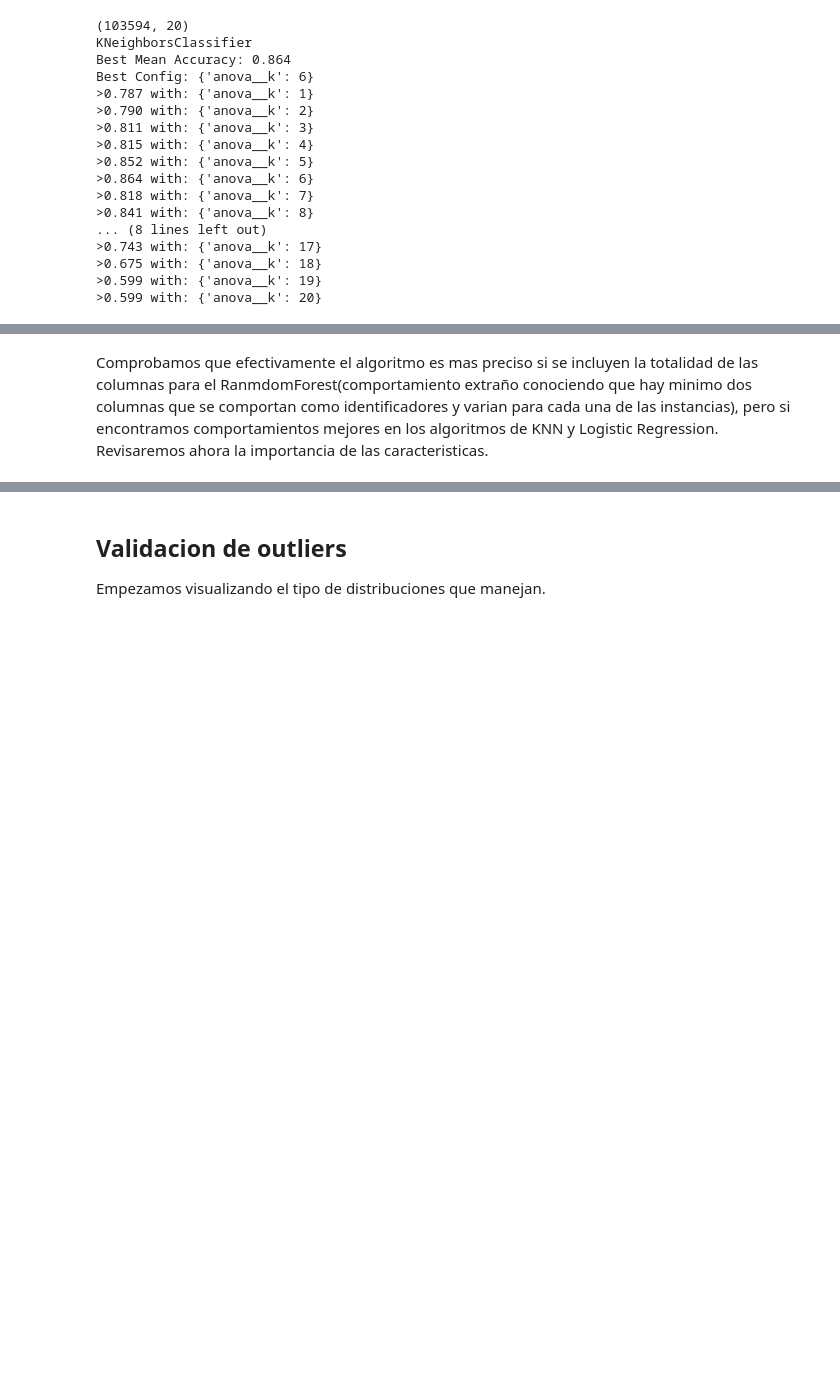
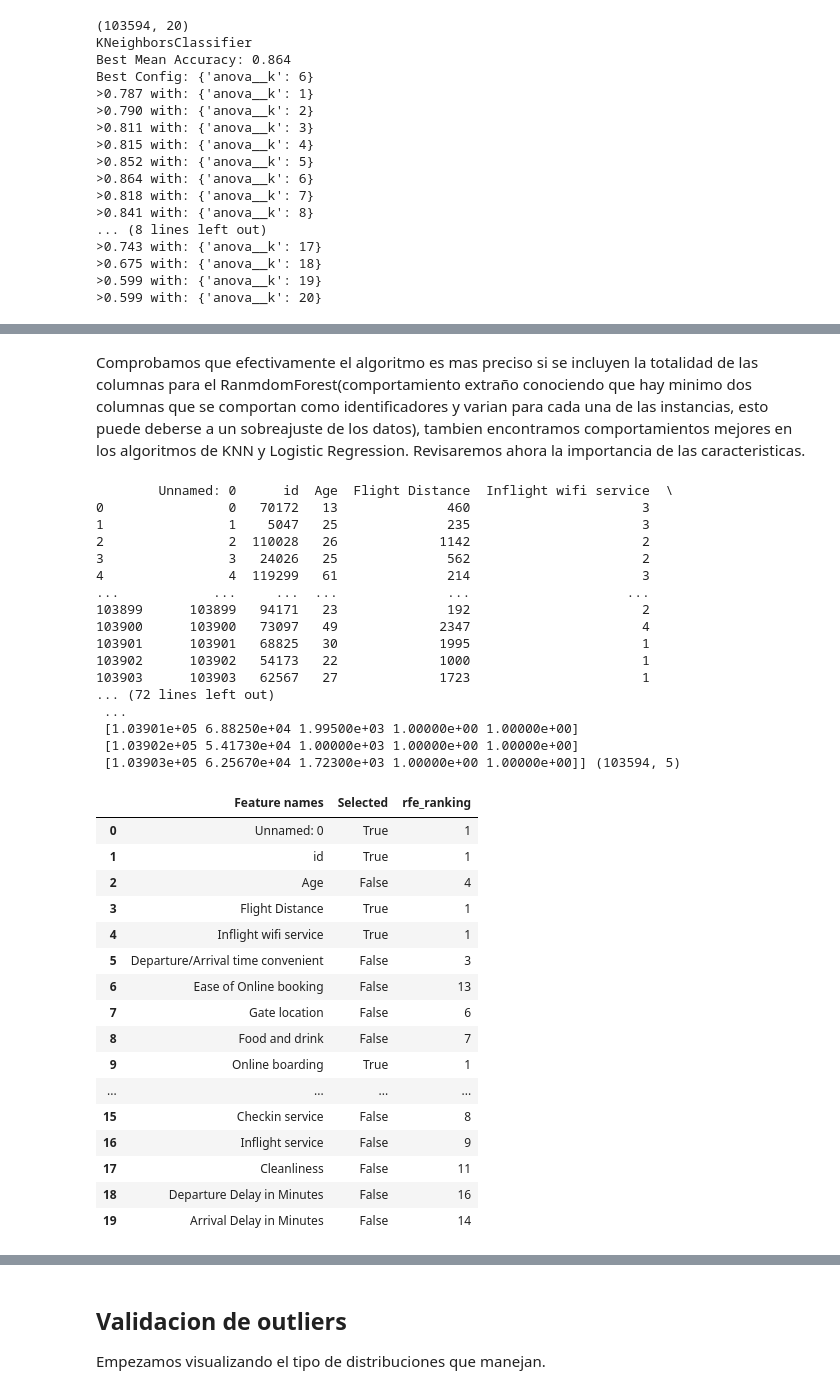
Before and after one commit to nlmaldonadog/PreparacionDeDatos-Trabajo1, a Jupyter notebook: Data_preparation-Nicolas_Maldonado.ipynb, the cells around one changed output, grey strips where cells are left out. Drawn from its saved outputs; the diff is of its cells as text; code cells hidden in the pictures; blank space fills up the shorter version.

```diff
--- a/Data_preparation-Nicolas_Maldonado.ipynb
+++ b/Data_preparation-Nicolas_Maldonado.ipynb
@@ -539,10 +548,10 @@ print(model.__class__.__name__)
 # define the grid
 grid = dict()
 
-grid['anova__k'] = [i+1 for i in range(X.shape[1])]
+grid['anova__k'] = [i+1 for i in range(df_procesado.shape[1])]
 
 search = GridSearchCV(pipeline, grid, scoring='accuracy', n_jobs=-1, cv=cv)
-results_search = search.fit(X, y)
+results_search = search.fit(df_procesado, y)
 print('Best Mean Accuracy: %.3f' % results_search.best_score_)
 print('Best Config: %s' % results_search.best_params_)
 
@@ -585,10 +594,10 @@ pipeline = Pipeline(steps=[('anova',fs), ('mod', model)])
 grid = dict()
 
 print(model.__class__.__name__)
-grid['anova__k'] = [i+1 for i in range(X.shape[1])]
+grid['anova__k'] = [i+1 for i in range(df_procesado.shape[1])]
 
 search = GridSearchCV(pipeline, grid, scoring='accuracy', n_jobs=-1, cv=cv)
-results_search = search.fit(X, y)
+results_search = search.fit(df_procesado, y)
 print('Best Mean Accuracy: %.3f' % results_search.best_score_)
 print('Best Config: %s' % results_search.best_params_)
 
@@ -631,10 +640,10 @@ print(model.__class__.__name__)
 # define the grid
 grid = dict()
 
-grid['anova__k'] = [i+1 for i in range(X.shape[1])]
+grid['anova__k'] = [i+1 for i in range(df_procesado.shape[1])]
 
 search = GridSearchCV(pipeline, grid, scoring='accuracy', n_jobs=-1, cv=cv)
-results_search = search.fit(X, y)
+results_search = search.fit(df_procesado, y)
 print('Best Mean Accuracy: %.3f' % results_search.best_score_)
 print('Best Config: %s' % results_search.best_params_)
 
@@ -661,4 +670,67 @@ Best Config: {'anova__k': 20}
 >0.947 with: {'anova__k': 19}
 >0.949 with: {'anova__k': 20}
 # %% [markdown]
-Comprobamos que efectivamente el algoritmo es mas preciso si se incluyen la totalidad de las columnas para el RanmdomForest(comportamiento extraño conociendo que hay minimo dos columnas que se comportan como identificadores y varian para cada una de las instancias), pero si encontramos comportamientos mejores en los algoritmos de KNN y Logistic Regression. Revisaremos ahora la importancia de las caracteristicas.
+Comprobamos que efectivamente el algoritmo es mas preciso si se incluyen la totalidad de las columnas para el RanmdomForest(comportamiento extraño conociendo que hay minimo dos columnas que se comportan como identificadores y varian para cada una de las instancias, esto puede deberse a un sobreajuste de los datos), tambien encontramos comportamientos mejores en los algoritmos de KNN y Logistic Regression. Revisaremos ahora la importancia de las caracteristicas.
+# %%
+from numpy import mean
+from numpy import std
+from sklearn.feature_selection import RFE
+from sklearn.tree import DecisionTreeClassifier
+# define dataset
+
+df_procesado = df_trated[numerical_ix]
+rfe = RFE(estimator=DecisionTreeClassifier(), n_features_to_select=5)
+rfe.fit(df_procesado,y)
+X_transf = rfe.transform(df_procesado)
+print(df_procesado, df_procesado.shape)
+print(rfe.support_)
+print(X_transf, X_transf.shape)
+rfe.ranking_
+
+#Si queremos crear un dataframe con los resultados
+df_rfe_results = []
+for i in range(df_procesado.shape[1]):
+    df_rfe_results.append(
+        {
+            "Feature names": df_procesado.columns[i],
+            'Selected': rfe.support_[i],
+            'rfe_ranking': rfe.ranking_[i]
+        }
+    )
+df_rfe_results = pd.DataFrame(df_rfe_results)
+df_rfe_results
+# %% [output]
+        Unnamed: 0      id  Age  Flight Distance  Inflight wifi service  \
+0                0   70172   13              460                      3
+1                1    5047   25              235                      3
+2                2  110028   26             1142                      2
+3                3   24026   25              562                      2
+4                4  119299   61              214                      3
+...            ...     ...  ...              ...                    ...
+103899      103899   94171   23              192                      2
+103900      103900   73097   49             2347                      4
+103901      103901   68825   30             1995                      1
+103902      103902   54173   22             1000                      1
+103903      103903   62567   27             1723                      1
+... (72 lines left out)
+ ...
+ [1.03901e+05 6.88250e+04 1.99500e+03 1.00000e+00 1.00000e+00]
+ [1.03902e+05 5.41730e+04 1.00000e+03 1.00000e+00 1.00000e+00]
+ [1.03903e+05 6.25670e+04 1.72300e+03 1.00000e+00 1.00000e+00]] (103594, 5)
+|  | Feature names | Selected | rfe_ranking |
+| 0 | Unnamed: 0 | True | 1 |
+| 1 | id | True | 1 |
+| 2 | Age | False | 4 |
+| 3 | Flight Distance | True | 1 |
+| 4 | Inflight wifi service | True | 1 |
+| 5 | Departure/Arrival time convenient | False | 3 |
+| 6 | Ease of Online booking | False | 13 |
+| 7 | Gate location | False | 6 |
+| 8 | Food and drink | False | 7 |
+| 9 | Online boarding | True | 1 |
+| ... | ... | ... | ... |
+| 15 | Checkin service | False | 8 |
+| 16 | Inflight service | False | 9 |
+| 17 | Cleanliness | False | 11 |
+| 18 | Departure Delay in Minutes | False | 16 |
+| 19 | Arrival Delay in Minutes | False | 14 |
```
Also changed, not shown: parts of 15 cells of this notebook.
